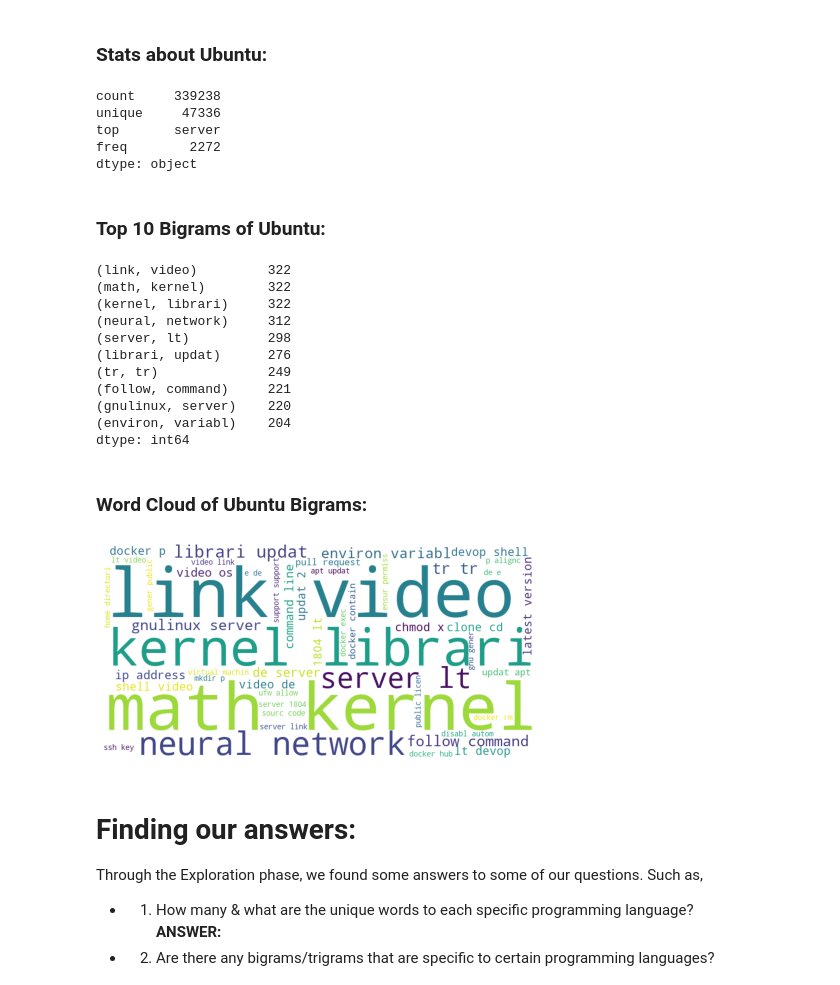
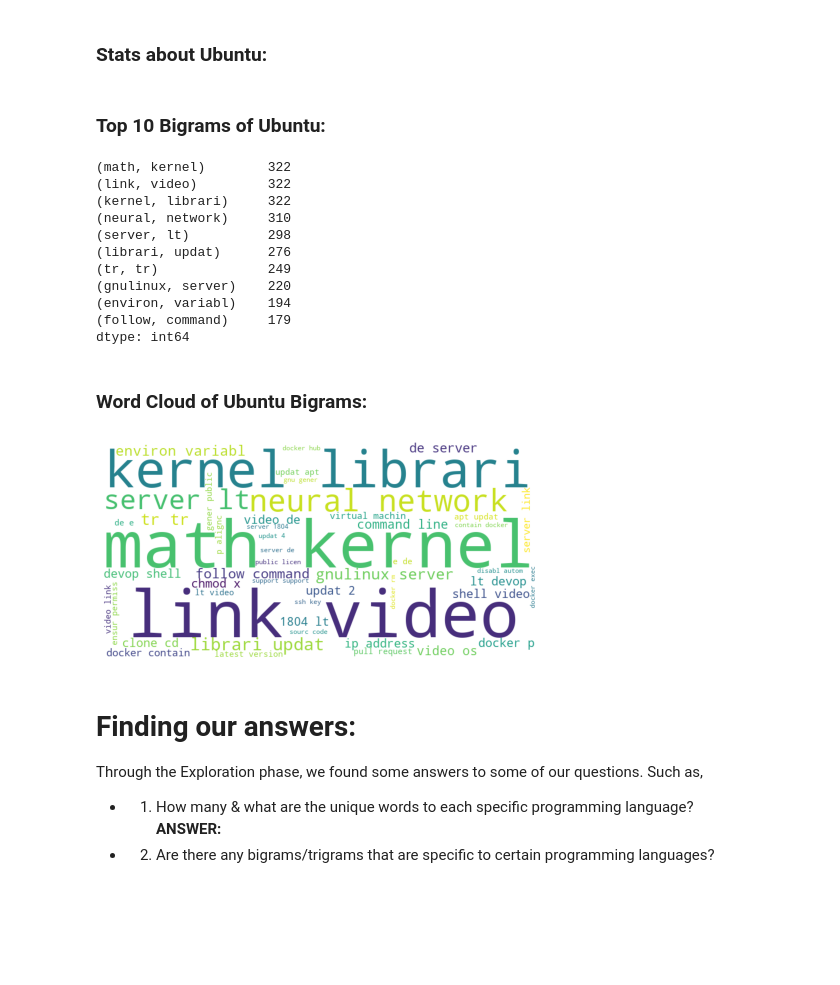
Before and after one commit to jemison-nlp-AnJeSt/github-NLP-project, a Jupyter notebook: Final_Notebook.ipynb, the cells around one changed output. Cells and saved outputs as stored; diff of their text form; code cells hidden in the pictures; blank space fills up the shorter version.

```diff
--- a/Final_Notebook.ipynb
+++ b/Final_Notebook.ipynb
@@ -679,9 +400,5 @@ Name: cleaned_length, dtype: float64
 # %% [markdown]
 ### The most common languages for readme files in Archlinux:
 # %%
-sns.set(rc={'figure.figsize':(11.7,8.27)})
-arch_df.language.value_counts().head(20).sort_values().plot.barh()
-plt.title('Most common repo languages for Archlinux')
-plt.ylabel('Language')
-plt.xlabel('Count of Occurances')
+explore.arch_langs(arch_df)
 # %% [output]
@@ -790,11 +448,4 @@ df_debian.groupby('language').total_unique_words.describe().sort_values('count',
 ### A Snapshot of Ubuntu
 # %%
 #calling in df
-ubuntu = pd.read_json('ubuntu_data.json')
-#adding on cleaned/normalized data column:
-ubuntu['cleaned_readme'] = ubuntu.readme_contents.apply(c.clean_data)
-#adding on cleaned repo length
-ubuntu['cleaned_length'] = 0
-for i in range(len(ubuntu.cleaned_readme)):
-    ubuntu['cleaned_length'][i] = len(ubuntu.cleaned_readme[i])
-ubuntu.head()
+ubuntu = explore.ubuntu_subset()
@@ -818,51 +461,29 @@ Name: language, dtype: float64
 # %% [markdown]
 ### Stats about Ubuntu:
 # %%
-ubuntu_corpus_list = []
-language = []
-for entry in range(len(ubuntu.readme_contents)):
-    language.append(ubuntu.language[entry])
-    ubuntu_corpus_list.extend(c.clean_data(ubuntu.readme_contents[entry]))
-ubuntu_corpus = pd.Series(ubuntu_corpus_list)
-ubuntu_corpus.describe()
+ubuntu_corpus = explore.ubuntu_corpus(ubuntu)
-# %% [output]
-count     339238
-unique     47336
-top       server
-freq        2272
-dtype: object
 # %% [markdown]
 ### Top 10 Bigrams of Ubuntu:
 # %%
-ubuntu_corpus_series = pd.Series(ubuntu_corpus_list)
-ubuntu_bigrams = (pd.Series(nltk.ngrams(ubuntu_corpus_series, 2)).value_counts().head(10))
-ubuntu_bigrams
+explore.ubuntu_top_10_bigrams(ubuntu_corpus)
 # %% [output]
+(math, kernel)        322
 (link, video)         322
-(math, kernel)        322
 (kernel, librari)     322
-(neural, network)     312
+(neural, network)     310
 (server, lt)          298
 (librari, updat)      276
 (tr, tr)              249
-(follow, command)     221
 (gnulinux, server)    220
-(environ, variabl)    204
+(environ, variabl)    194
+(follow, command)     179
 dtype: int64
 # %% [markdown]
 ### Word Cloud of Ubuntu Bigrams:
 # %%
-top_50_ubuntu_bigrams = (pd.Series(nltk.ngrams(ubuntu_corpus_series, 2)).value_counts().head(50))
-
-
-data = {k[0] + ' ' + k[1]: v for k, v in top_50_ubuntu_bigrams.to_dict().items()}
-img = WordCloud(background_color='white', width=800, height=400).generate_from_frequencies(data)
-plt.figure(figsize=(8, 4))
-plt.imshow(img)
-plt.axis('off')
-plt.show()
+explore.ubuntu_top_50_bigram_wordcloud(ubuntu_corpus)
 # %% [output]
-[figure, old version]
+[figure, new version]
 # %% [markdown]
 # Finding our answers:
 
```
Also changed, not shown: parts of 78 cells of this notebook, 3 other files.
